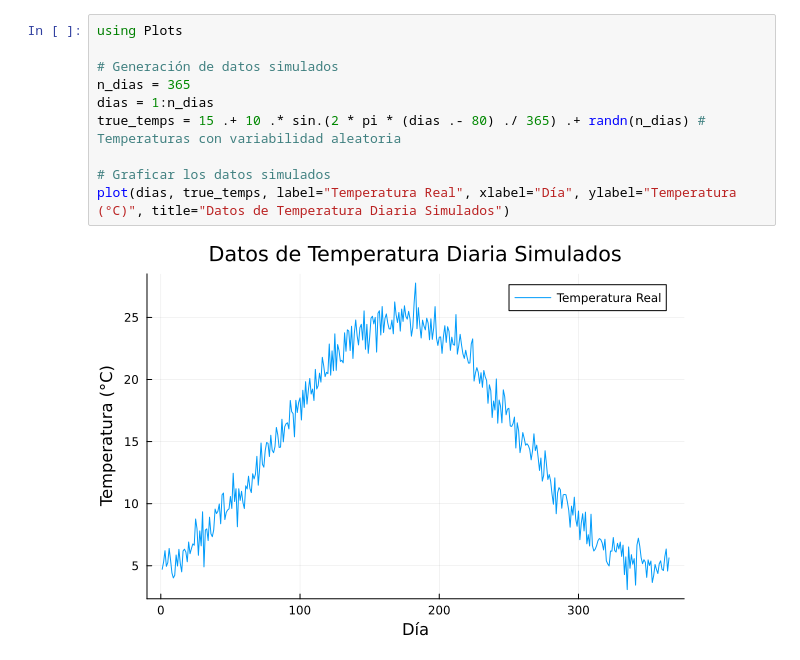
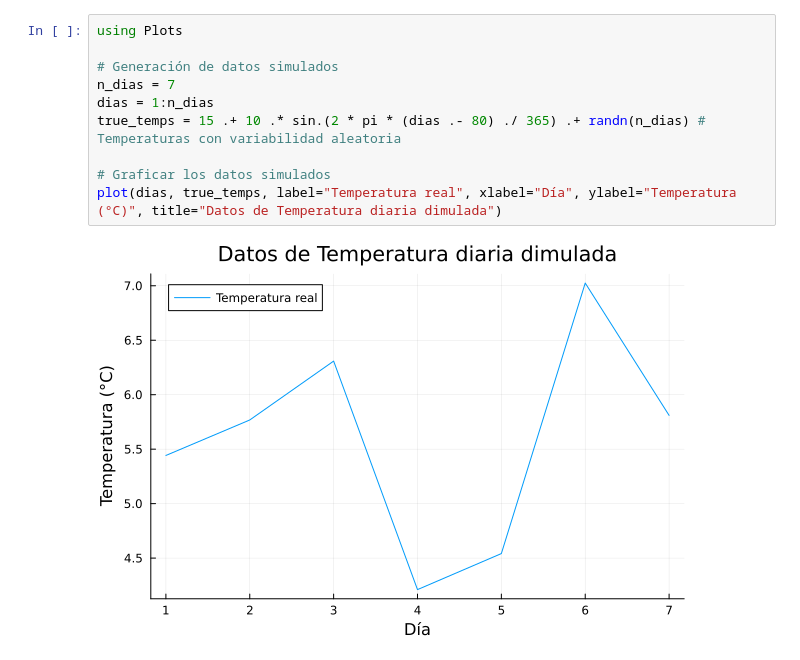
Before and after one commit to CrisLGC/evaluacion-2-calculo-numerico, a Jupyter notebook: EVA02.ipynb, the cells around one changed output. Saved outputs shown, nothing was run; the diff lists cells and outputs as text.

Commit message:
Temperatura de una semana

```diff
--- a/EVA02.ipynb
+++ b/EVA02.ipynb
@@ -1,12 +1,12 @@
 # %%
 using Plots
 
 # Generación de datos simulados
-n_dias = 365
+n_dias = 7
 dias = 1:n_dias
 true_temps = 15 .+ 10 .* sin.(2 * pi * (dias .- 80) ./ 365) .+ randn(n_dias) # Temperaturas con variabilidad aleatoria
 
 # Graficar los datos simulados
-plot(dias, true_temps, label="Temperatura Real", xlabel="Día", ylabel="Temperatura (°C)", title="Datos de Temperatura Diaria Simulados")
+plot(dias, true_temps, label="Temperatura real", xlabel="Día", ylabel="Temperatura (°C)", title="Datos de Temperatura diaria dimulada")
 # %% [output]
-[figure, old version]
+[figure, new version]
```
